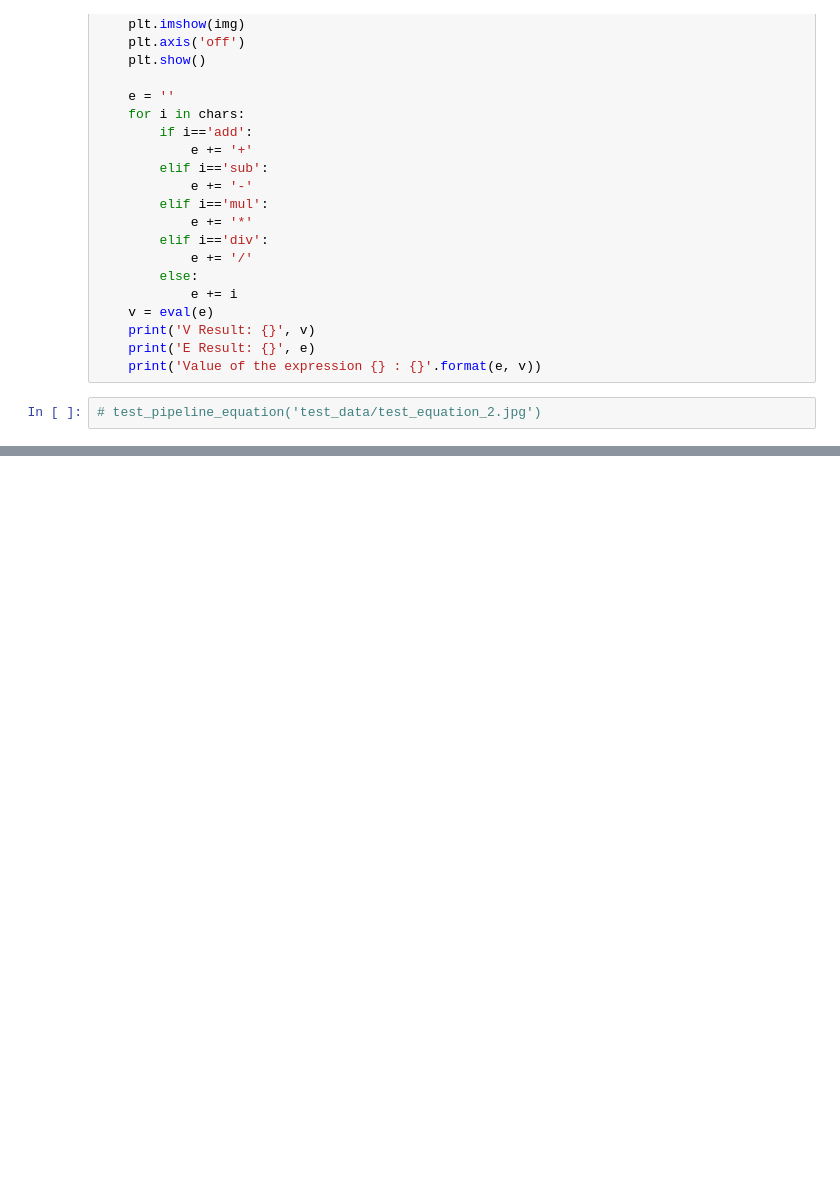
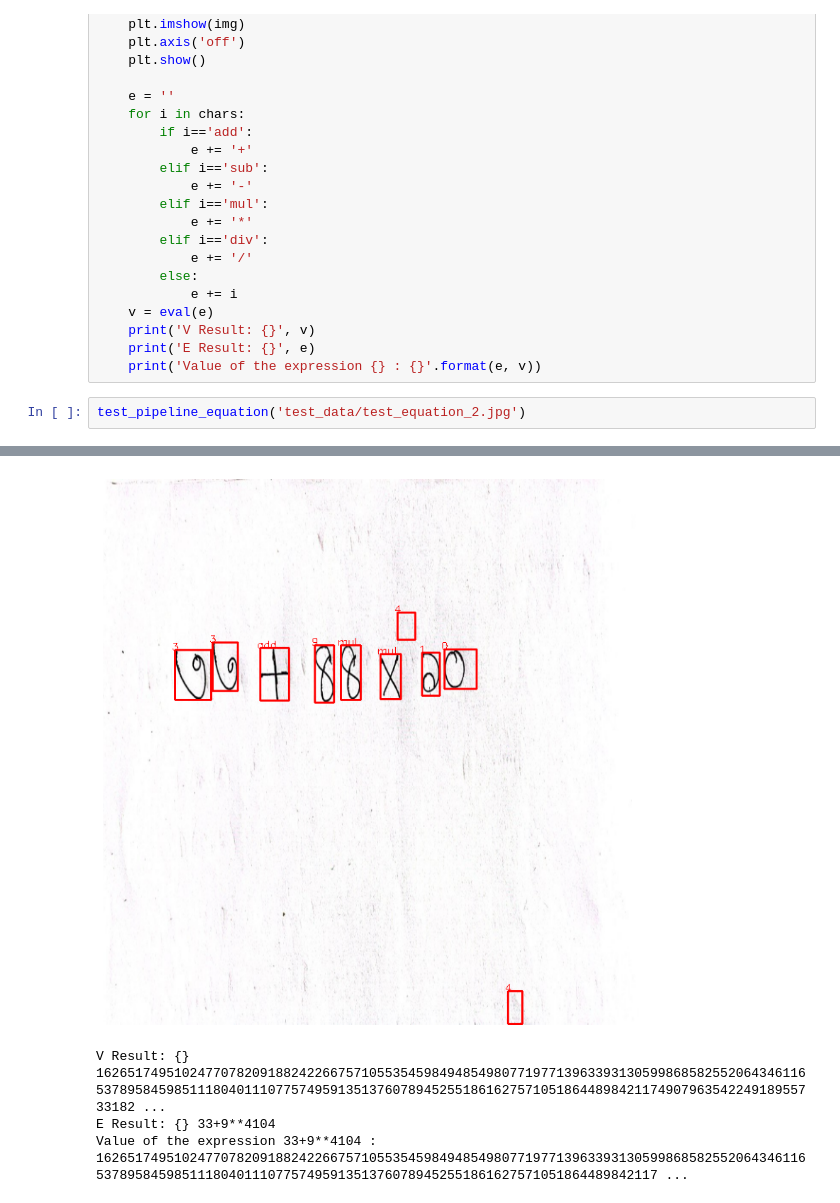
Before and after one commit to sabikrahat/bangla_handwritten_math_solver, a Jupyter notebook: bangla_handwritten_math_solver.ipynb, the cells around one changed output, grey strips where cells are left out. Saved outputs shown, nothing was run; the diff lists cells and outputs as text; blank space fills up the shorter version.

```diff
--- a/bangla_handwritten_math_solver.ipynb
+++ b/bangla_handwritten_math_solver.ipynb
@@ -462,4 +492,5 @@ def test_pipeline_equation(image_path):
     print('E Result: {}', e)
     print('Value of the expression {} : {}'.format(e, v))
 # %%
-# test_pipeline_equation('test_data/test_equation_2.jpg')
+test_pipeline_equation('test_data/test_equation_2.jpg')
+# %% [output]
@@ -465,0 +507,4 @@ def test_pipeline_equation(image_path):
+[figure, added]
+V Result: {} 1626517495102477078209188242266757105535459849485498077197713963393130599868582552064346116537895845985111804011107757495913513760789452551861627571051864489842117490796354224918955733182 ...
+E Result: {} 33+9**4104
+Value of the expression 33+9**4104 : 1626517495102477078209188242266757105535459849485498077197713963393130599868582552064346116537895845985111804011107757495913513760789452551861627571051864489842117 ...
```
Also changed, not shown: parts of 19 cells of this notebook, 4 other files.
